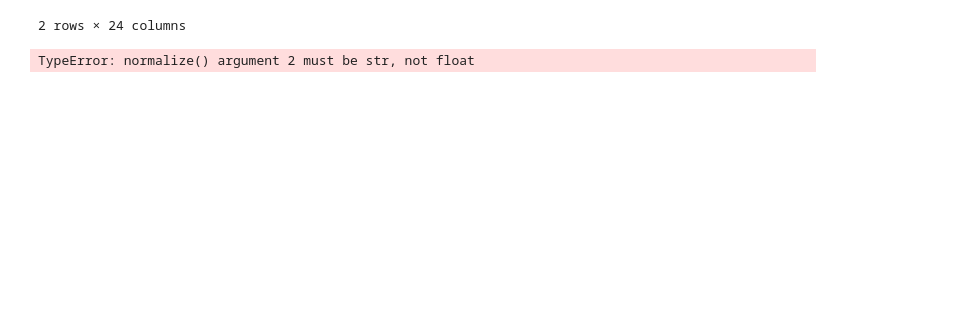
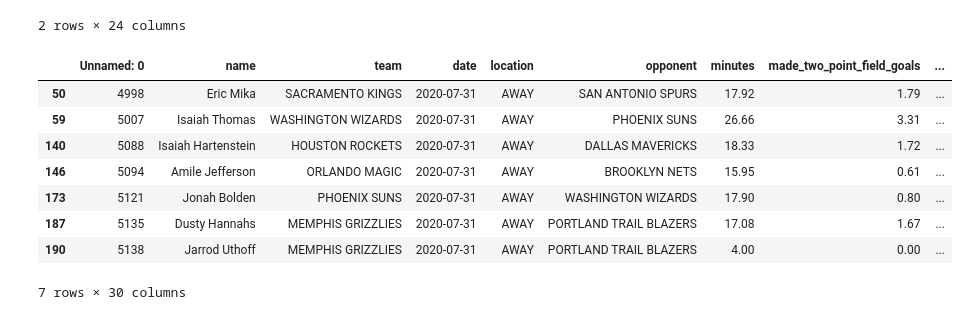
Before and after one commit to Shaviv-Hoffman-Lowitz/Sports-Analytics-Group-at-Berkeley-Machine-Learning-Project, a Jupyter notebook: final_model.ipynb, the cells around one changed output. Cells and saved outputs as stored; diff of their text form; code cells hidden in the pictures; blank space fills up the shorter version.

```diff
--- a/final_model.ipynb
+++ b/final_model.ipynb
@@ -910,42 +927,12 @@ outputDefense.to_csv('./OutputCSVs/player_def_vs_position.csv', header=True, ind
-# %%
-import unicodedata
-
-def strip_accents(text):
-    text = unicodedata.normalize('NFD', text).encode('ascii', 'ignore').decode("utf-8")
-    return str(text)
-
-team_def_vs_pos = []
-opp_def_vs_pos = []
-all_abbrv = {'ATLANTA HAWKS':'Atlanta', 'BOSTON CELTICS':'Boston', 'BROOKLYN NETS':'Brooklyn', 'CHARLOTTE HORNETS':'Charlotte', 'CHICAGO BULLS':'Chicago', 'CLEVELAND CAVALIERS':'Cleveland', 'DALLAS MAVERICKS':'Dallas',
-            'DENVER NUGGETS':'Denver', 'DETROIT PISTONS':'Detroit', 'GOLDEN STATE WARRIORS':'Golden State', 'HOUSTON ROCKETS':'Houston', 'INDIANA PACERS':'Indiana', 'LOS ANGELES CLIPPERS':'LA Clippers', 'LOS ANGELES LAKERS':'LA Lakers',
-            'MEMPHIS GRIZZLIES':'Memphis', 'MIAMI HEAT':'Miami', 'MILWAUKEE BUCKS':'Milwaukee', 'MINNESOTA TIMBERWOLVES':'Minnesota', 'NEW ORLEANS PELICANS':'New Orleans', 'NEW YORK KNICKS':'New York', 'OKLAHOMA CITY THUNDER':'Oklahoma City', 'ORLANDO MAGIC':'Orlando',
-            'PHILADELPHIA 76ERS':'Philadelphia', 'PHOENIX SUNS':'Phoenix', 'PORTLAND TRAIL BLAZERS':'Portland', 'SACRAMENTO KINGS':'Sacramento', 'SAN ANTONIO SPURS':'San Antonio', 'TORONTO RAPTORS':'Toronto', 'UTAH JAZZ':'Utah', 'WASHINGTON WIZARDS':'Washington'}
-main_df = pd.read_csv('./AllCSVs/predictions_for_07_31_2020_unplayed.csv')
-dk_positions = pd.read_csv('./OutputCSVs/draftkings_points.csv')
-dbp = pd.read_csv('./OutputCSVs/team_def_vs_position.csv')
-dk_positions.dropna(subset=['position'],inplace=True)
-player_positions = pd.Series(dk_positions.position.values,index=dk_positions.name).to_dict()
-for i in range(len(main_df)):
-    name = strip_accents(main_df['name'][i])
-    position = player_positions.get(name)
-    team = all_abbrv.get(main_df['team'][i])
-    opponent = all_abbrv.get(main_df['opponent'][i])
-    if position is None:
-        team_def_vs_pos.append('NA')
-        opp_def_vs_pos.append('NA')
-    else:
-        if len(position)<=2:
-            team_def_vs_pos.append(dbp.loc[dbp['Team']==team, 'vs {0}'.format(position)].iloc[0])
-            opp_def_vs_pos.append(dbp.loc[dbp['Team']==opponent, 'vs {0}'.format(position)].iloc[0])
-        else:
-            first_team_subrank =  dbp.loc[dbp['Team']==team, 'vs {0}'.format(position[:2])].iloc[0]
-            second_team_subrank =  dbp.loc[dbp['Team']==team, 'vs {0}'.format(position[3:])].iloc[0]
-            first_opp_subrank =  dbp.loc[dbp['Team']==opponent, 'vs {0}'.format(position[:2])].iloc[0]
-            second_opp_subrank =  dbp.loc[dbp['Team']==opponent, 'vs {0}'.format(position[3:])].iloc[0]
-            team_def_vs_pos.append((first_team_subrank + second_team_subrank)/2)
-            opp_def_vs_pos.append((first_opp_subrank + second_opp_subrank)/2)
-main_df['team def vs pos'] = team_def_vs_pos
-main_df['opponent def vs pos'] = opp_def_vs_pos
-main_df.to_csv('AllCSVs/predictions_for_07_31_2020_unplayed.csv')
-# %% [output]
-TypeError: normalize() argument 2 must be str, not float
+# %%
+main_df[main_df['team def vs pos']=='NA']
+# %% [output]
+|  | Unnamed: 0 | name | team | date | location | opponent | minutes | made_two_point_field_goals | ... |
+| 50 | 4998 | Eric Mika | SACRAMENTO KINGS | 2020-07-31 | AWAY | SAN ANTONIO SPURS | 17.92 | 1.79 | ... |
+| 59 | 5007 | Isaiah Thomas | WASHINGTON WIZARDS | 2020-07-31 | AWAY | PHOENIX SUNS | 26.66 | 3.31 | ... |
+| 140 | 5088 | Isaiah Hartenstein | HOUSTON ROCKETS | 2020-07-31 | AWAY | DALLAS MAVERICKS | 18.33 | 1.72 | ... |
+| 146 | 5094 | Amile Jefferson | ORLANDO MAGIC | 2020-07-31 | AWAY | BROOKLYN NETS | 15.95 | 0.61 | ... |
+| 173 | 5121 | Jonah Bolden | PHOENIX SUNS | 2020-07-31 | AWAY | WASHINGTON WIZARDS | 17.90 | 0.80 | ... |
+| 187 | 5135 | Dusty Hannahs | MEMPHIS GRIZZLIES | 2020-07-31 | AWAY | PORTLAND TRAIL BLAZERS | 17.08 | 1.67 | ... |
+| 190 | 5138 | Jarrod Uthoff | MEMPHIS GRIZZLIES | 2020-07-31 | AWAY | PORTLAND TRAIL BLAZERS | 4.00 | 0.00 | ... |
+7 rows × 30 columns
```
Also changed, not shown: parts of 1 cell of this notebook, 6 other files.
